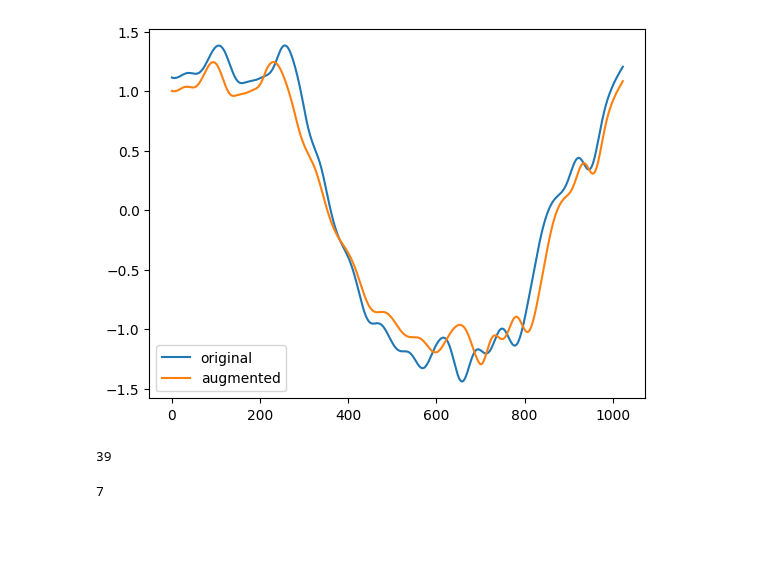
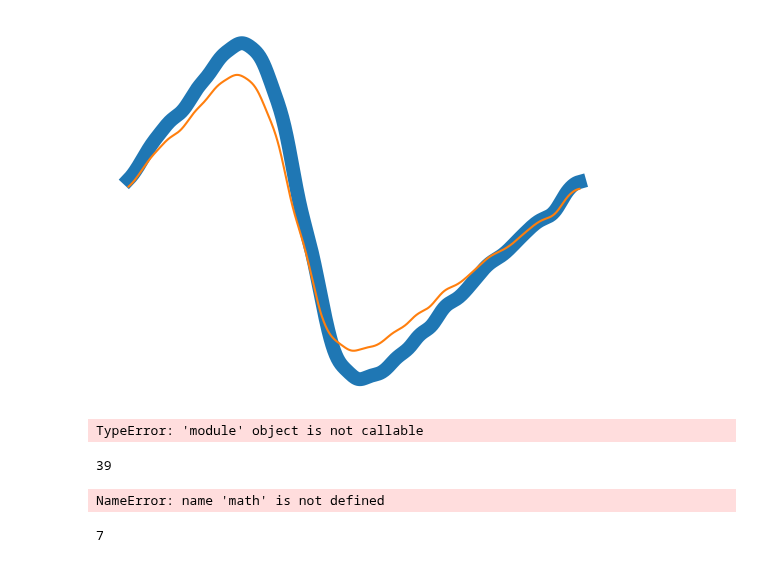
Before and after one commit to erlendlokna/Generative-SSL-VQVAE-modelling, a Jupyter notebook: examine_augmentations.ipynb, the cells around one changed output. Drawn from its saved outputs; the diff is of its cells as text; code cells hidden in the pictures; blank space fills up the shorter version.

Commit message:
fixed namings and evaluation

```diff
--- a/examine_augmentations.ipynb
+++ b/examine_augmentations.ipynb
@@ -53,17 +53,18 @@ self.X_test.shape: (8236, 1024)
 # %%
 
-i = np.random.rand()
+i = np.random.randint(0, 100)
 
 #add thickness
-plt.plot(x_original[i, 0], label="original")
+plt.plot(x_original[i, 0], label="original", linewidth=10)
 plt.axis("off")
 #
+plt.savefig("orig.png")
 plt.plot(xaug[i, 0], label="augmented")
-plt.legend()
+
 plt.savefig(dataset_name + "_augmentation.png")
 plt.show()
 # %% [output]
-[figure, old version]
+[figure, new version]
 # %%
 from experiments.exp_vqvae import Exp_VQVAE
 from utils import quantize
@@ -94,6 +95,14 @@ def encode_to_z_q(x, encoder, vq_model):
         z, vq_model
     )  # (b c h w), (b (h w) h), ...
     return z_q, indices
+# %%
+from evaluation.downstream_eval import DownstreamEval
+
+downstream = DownstreamEval(
+    train_data_loader, test_data_loader, 8, 32
+)
+# %% [output]
+TypeError: 'module' object is not callable
 # %%
 # def generate_masks(emb, mask_emb, device="cpu", gamma=gamma_func()):
 #     # randomly sample `t`
@@ -159,11 +168,13 @@ mask = torch.zeros(s.shape, dtype=torch.bool, device=device)
 mask.scatter_(dim=1, index=rand.topk(n_masks, dim=1).indices, value=True)
 
 z_q, s = encode_to_z_q(x_original, encoder, vq_model)  # (b n)
-z_q = rearrange(z_q, "b c h w -> b (h w) c")  # (b, h*w, c)
-mask_emb = nn.Parameter(torch.randn(dim, ))  # (c)
+#z_q = rearrange(z_q, "b c h w -> b (h w) c")  # (b, h*w, c)
+#mask_emb = nn.Parameter(torch.randn(dim, ))  # (c)
 
 #mask_emb = mask_emb.view(1, 1, -1)  # reshape to (1, 1, c)
 #z_q_M= torch.where(mask.unsqueeze(-1), mask_emb, z_q)  # apply the mask
+# %% [output]
+NameError: name 'math' is not defined
 # %%
 print(n_masks)
 print(torch.sum(z_q_M == mask_emb, dim=1))
```
Also changed, not shown: parts of 4 cells of this notebook, 6 other files.
